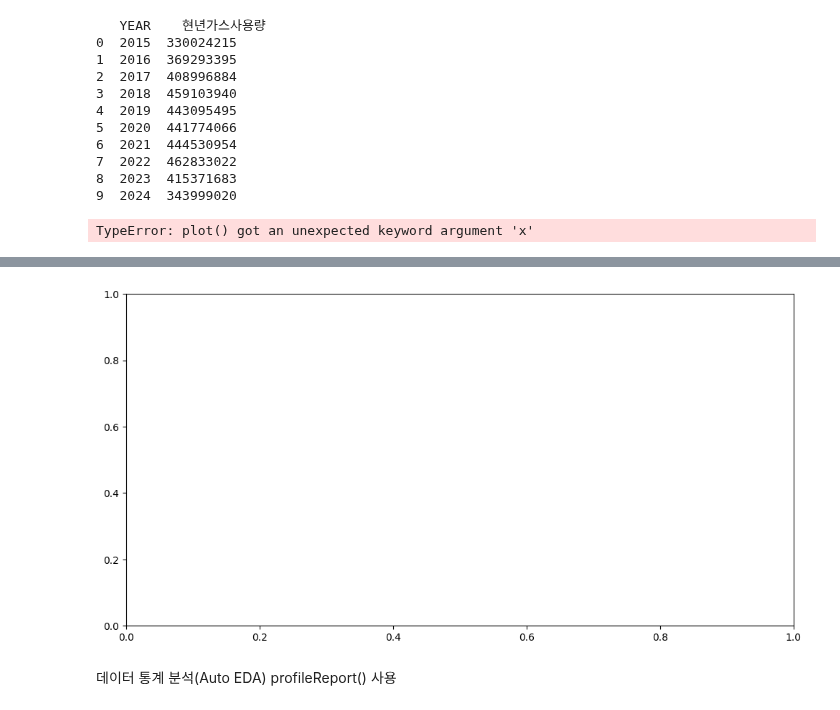
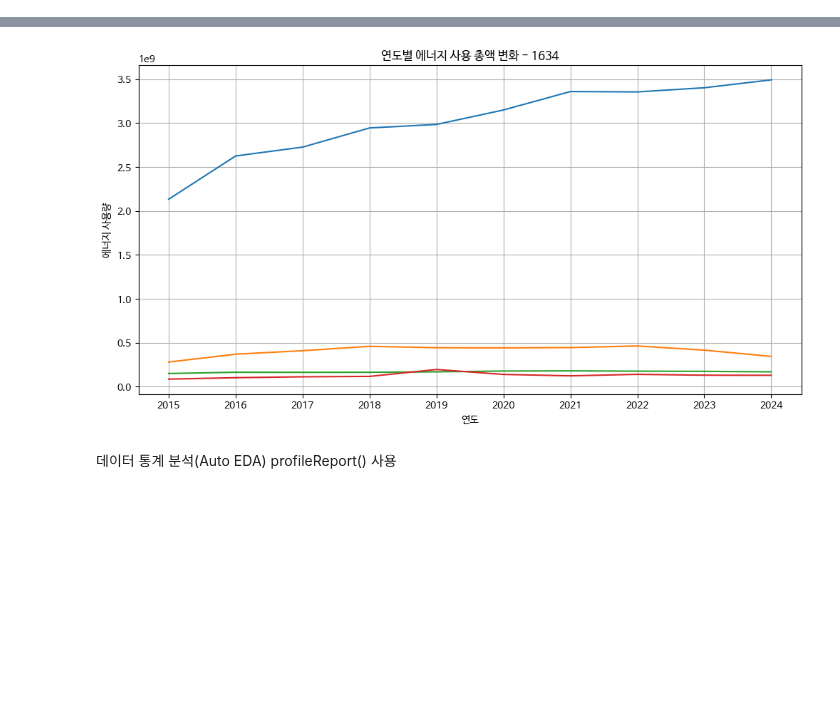
Before and after one commit to akatwinkle/bab_bab, a Jupyter notebook: 과제.ipynb, the cells around one changed output, grey strips where cells are left out. Drawn from its saved outputs; the diff is of its cells as text; code cells hidden in the pictures; blank space fills up the shorter version.

```diff
--- a/과제.ipynb
+++ b/과제.ipynb
@@ -147,8 +159,10 @@ plt.rc('font', family='NanumBarunGothic')
 # %%
 import matplotlib.pyplot as plt
 import seaborn as sns
+import copy
 
 data_cleaned = df_renameds.copy()
+
 ## 정수형으로 바꿈
 data_cleaned['현년전기사용량'] = pd.to_numeric(data_cleaned['현년전기사용량'])
 data_cleaned['현년가스사용량'] = pd.to_numeric(data_cleaned['현년가스사용량'])
@@ -165,31 +179,17 @@ year_eus = data_cleaned.groupby('YEAR')['현년전기사용량'].sum().reset_ind
 year_gus = data_cleaned.groupby('YEAR')['현년가스사용량'].sum().reset_index()
 year_wus = data_cleaned.groupby('YEAR')['현년수도사용량'].sum().reset_index()
 year_hus = data_cleaned.groupby('YEAR')['현년지역난방사용량'].sum().reset_index()
-print(year_gus)
 
 ### 그래프
 plt.figure(figsize=(12, 6))
-plt.plot(x='YEAR', y='현년전기사용량', data = year_eus)
-plt.plot(x='YEAR', y='현년가스사용량', data = year_gus)
-plt.plot(x='YEAR', y='현년수도사용량', data = year_wus)
-plt.plot(x='YEAR', y='현년지역난방사용량', data = year_hus)
+plt.plot(year_eus['YEAR'], year_eus['현년전기사용량'])
+plt.plot(year_eus['YEAR'], year_gus['현년가스사용량'])
+plt.plot(year_eus['YEAR'], year_wus['현년수도사용량'])
+plt.plot(year_eus['YEAR'], year_hus['현년지역난방사용량'])
 
 plt.title("연도별 에너지 사용 총액 변화 - 1634")
 plt.xlabel("연도")
 plt.ylabel("에너지 사용량")
 plt.grid(True)
-plt.legend()
 plt.show()
 # %% [output]
-   YEAR    현년가스사용량
-0  2015  330024215
-1  2016  369293395
-2  2017  408996884
-3  2018  459103940
-4  2019  443095495
-5  2020  441774066
-6  2021  444530954
-7  2022  462833022
-8  2023  415371683
-9  2024  343999020
-TypeError: plot() got an unexpected keyword argument 'x'
@@ -213,3 +196,3 @@ WARNING:matplotlib.font_manager:findfont: Font family 'NanumBarunGothic' not fou
-[figure, old version]
+[figure, new version]
 # %% [markdown]
 데이터 통계 분석(Auto EDA) profileReport() 사용
```
Also changed, not shown: parts of 5 cells of this notebook.
